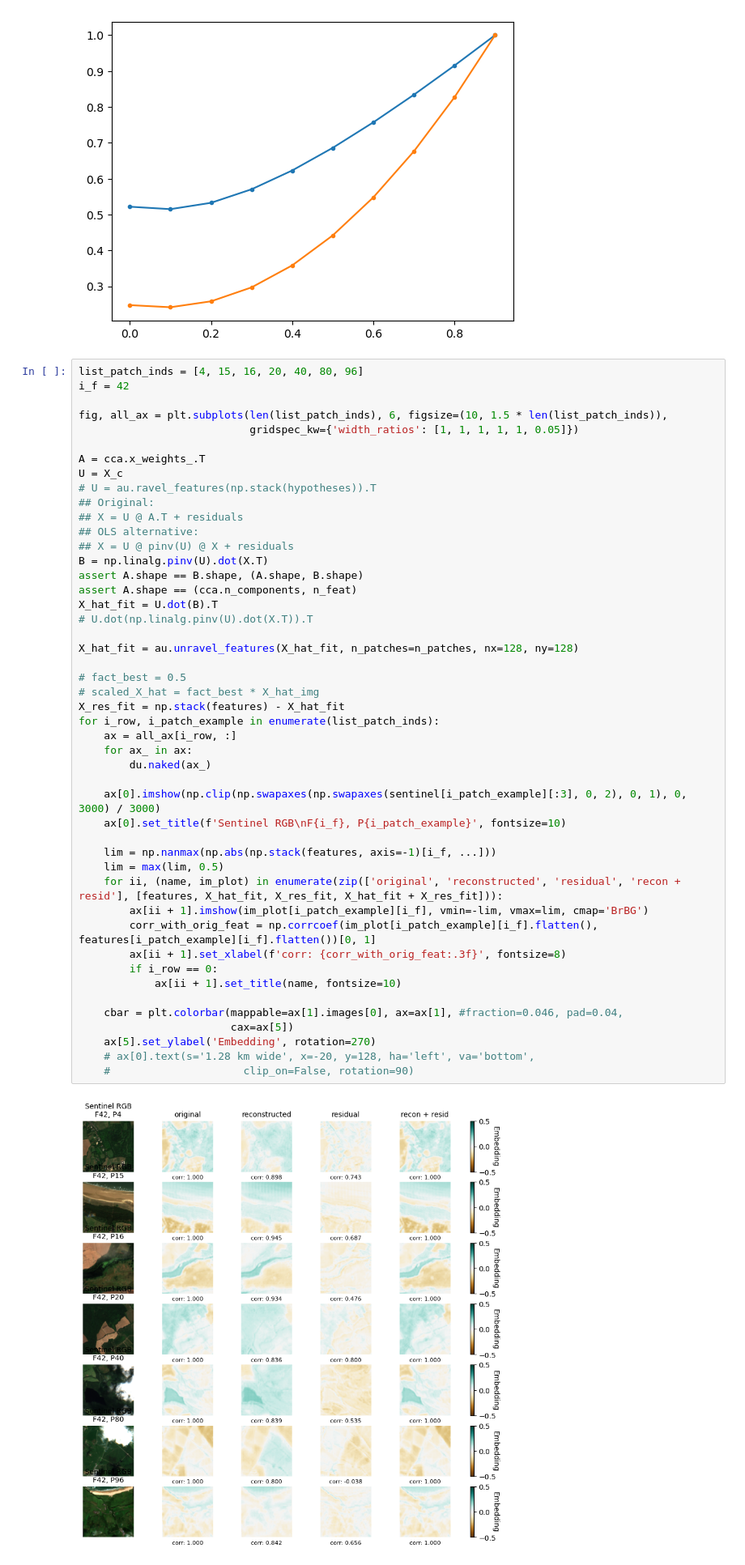
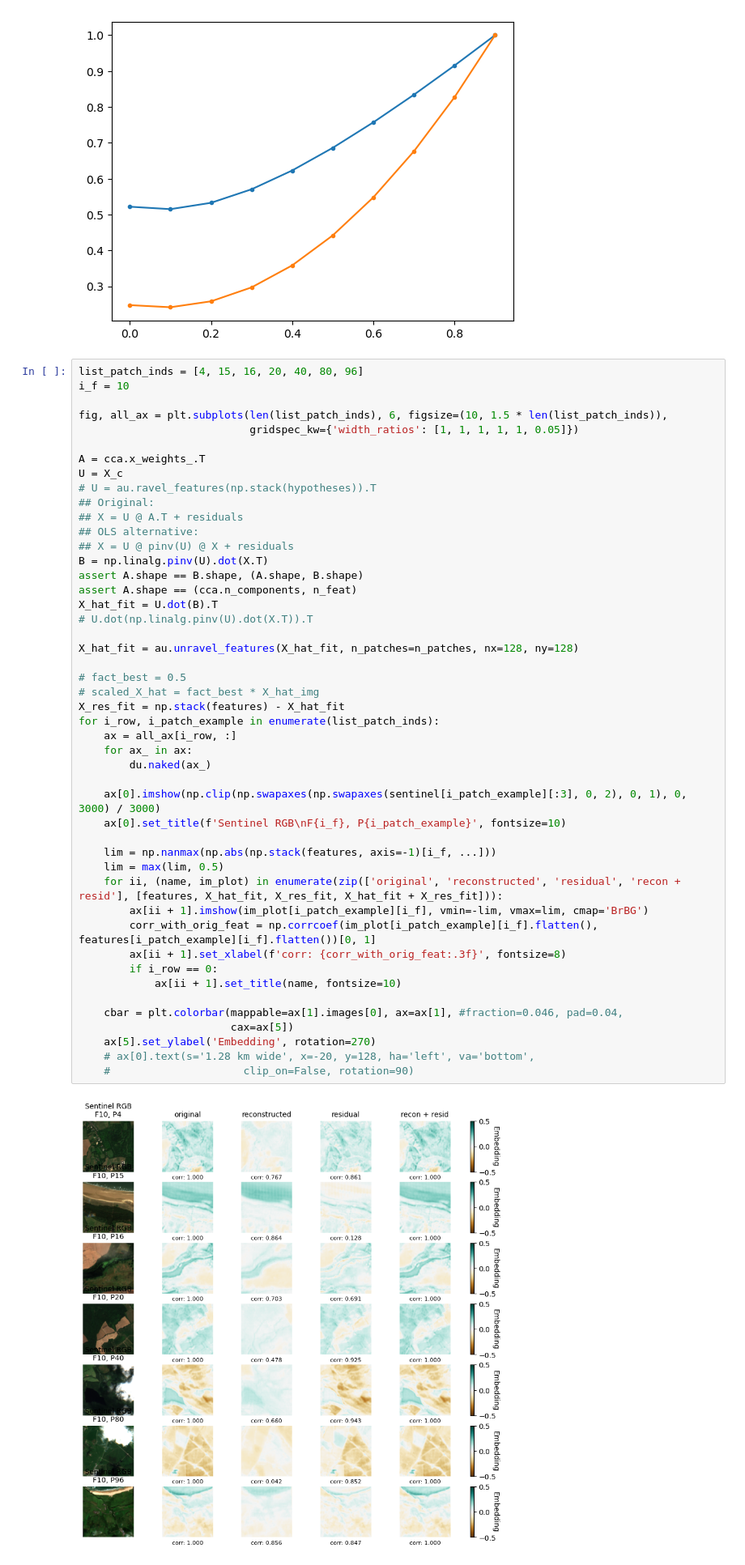
Before and after one commit to vdplasthijs/NeurEO, a Jupyter notebook: notebooks/CCA.ipynb, the cells around one changed output. Shown: that part at 81% size. Cells and saved outputs as stored; diff of their text form.

```diff
--- a/notebooks/CCA.ipynb
+++ b/notebooks/CCA.ipynb
@@ -561,7 +561,7 @@ plt.plot(dict_fit['factor'], dict_fit['l2'] / np.max(dict_fit['l2']), '.-')
 [figure]
 # %%
 list_patch_inds = [4, 15, 16, 20, 40, 80, 96]
-i_f = 42
+i_f = 10
 
 fig, all_ax = plt.subplots(len(list_patch_inds), 6, figsize=(10, 1.5 * len(list_patch_inds)),
                            gridspec_kw={'width_ratios': [1, 1, 1, 1, 1, 0.05]})
@@ -580,34 +580,34 @@ X_hat_fit = U.dot(B).T
 # U.dot(np.linalg.pinv(U).dot(X.T)).T
 
 X_hat_fit = au.unravel_features(X_hat_fit, n_patches=n_patches, nx=128, ny=128)
 
 # fact_best = 0.5
 # scaled_X_hat = fact_best * X_hat_img
 X_res_fit = np.stack(features) - X_hat_fit
 for i_row, i_patch_example in enumerate(list_patch_inds):
     ax = all_ax[i_row, :]
     for ax_ in ax:
         du.naked(ax_)
 
     ax[0].imshow(np.clip(np.swapaxes(np.swapaxes(sentinel[i_patch_example][:3], 0, 2), 0, 1), 0, 3000) / 3000)
     ax[0].set_title(f'Sentinel RGB\nF{i_f}, P{i_patch_example}', fontsize=10)
 
     lim = np.nanmax(np.abs(np.stack(features, axis=-1)[i_f, ...]))
     lim = max(lim, 0.5)
     for ii, (name, im_plot) in enumerate(zip(['original', 'reconstructed', 'residual', 'recon + resid'], [features, X_hat_fit, X_res_fit, X_hat_fit + X_res_fit])):
         ax[ii + 1].imshow(im_plot[i_patch_example][i_f], vmin=-lim, vmax=lim, cmap='BrBG')
         corr_with_orig_feat = np.corrcoef(im_plot[i_patch_example][i_f].flatten(), features[i_patch_example][i_f].flatten())[0, 1]
         ax[ii + 1].set_xlabel(f'corr: {corr_with_orig_feat:.3f}', fontsize=8)
         if i_row == 0:
             ax[ii + 1].set_title(name, fontsize=10)
 
     cbar = plt.colorbar(mappable=ax[1].images[0], ax=ax[1], #fraction=0.046, pad=0.04,
                         cax=ax[5])
     ax[5].set_ylabel('Embedding', rotation=270)
     # ax[0].text(s='1.28 km wide', x=-20, y=128, ha='left', va='bottom',
     #                     clip_on=False, rotation=90)
 # %% [output]
-[figure, old version]
+[figure, new version]
 # %%
 dict_corr_with_feat = { 'patch': [], 'feature': [], 'type': [], 'corr_with_orig': [] }
 
```
Also changed, not shown: 2 other files.
